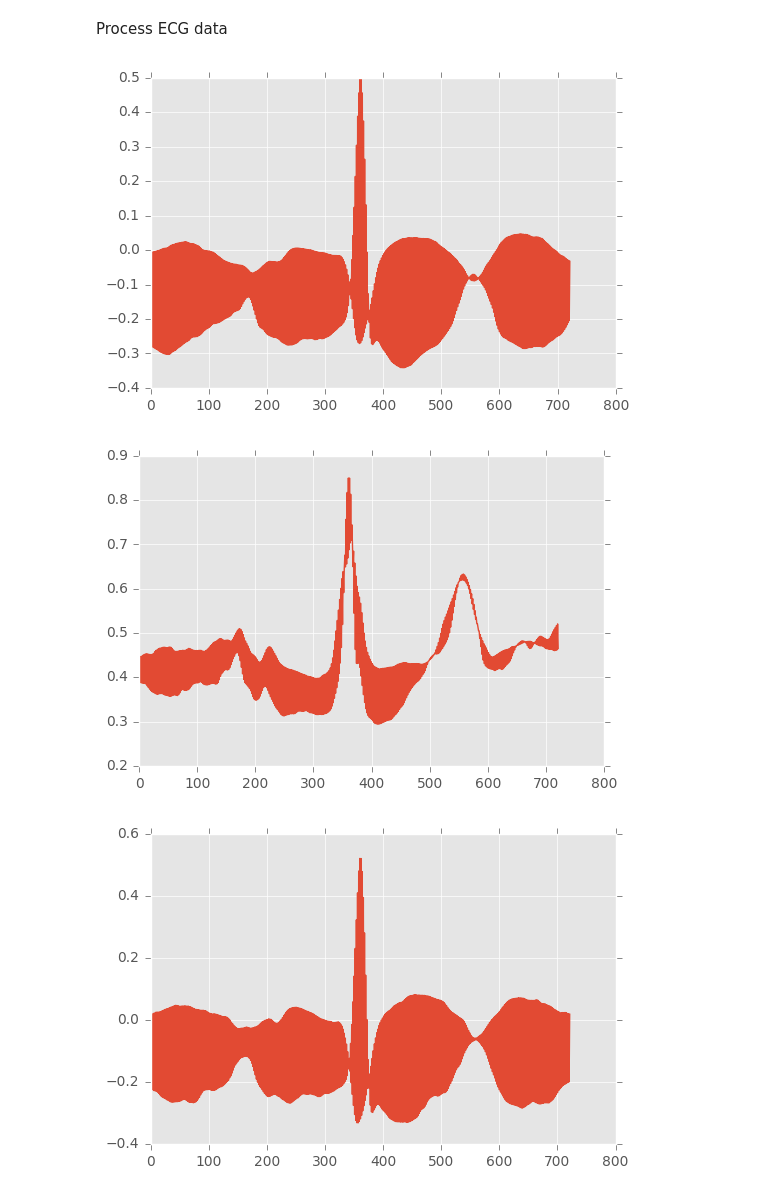
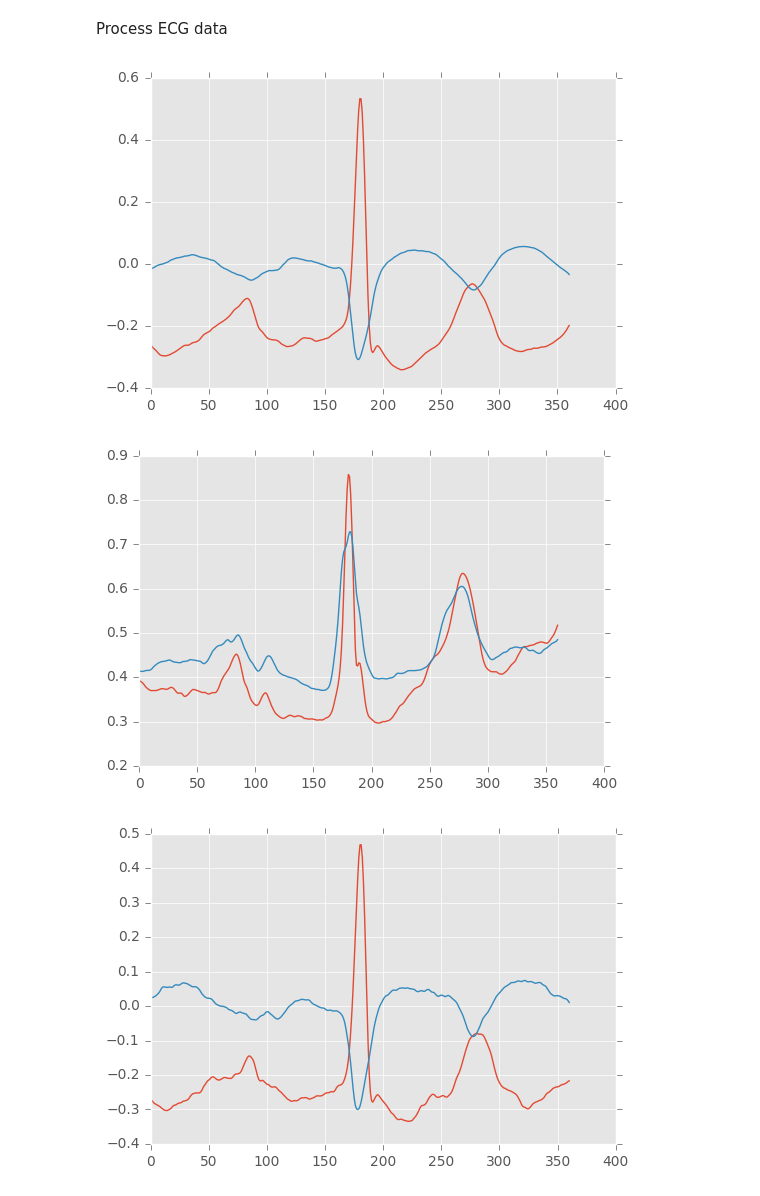
Before and after one commit to predmach/cognitive_wfdb, a Jupyter notebook: juypter/cog_wfdb-dnn.ipynb, the cells around one changed output. Cells and saved outputs as stored; diff of their text form; code cells hidden in the pictures.

Commit message:
Clean up visualization, found there are 2 signals in a signal array, so plot the 2 signals independently from one another

```diff
--- a/juypter/cog_wfdb-dnn.ipynb
+++ b/juypter/cog_wfdb-dnn.ipynb
@@ -143,21 +147,24 @@ x_train, x_val, y_train, y_val = \
                      random_state=np.random.randint(0, 100))
 # %%
 mean_row = np.mean(x_train, axis=0)
-plt.plot(mean_row)
+plt.plot(mean_row[0::2])
+plt.plot(mean_row[1::2])
 plt.show()
 # %% [output]
-[figure, old version]
+[figure, new version]
 # %%
 std_row = np.std(x_train, axis=0)
-plt.plot(std_row)
+plt.plot(std_row[0::2])
+plt.plot(std_row[1::2])
 plt.show()
 # %% [output]
-[figure, old version]
+[figure, new version]
 # %%
 mean_row = np.mean(x_val, axis=0)
-plt.plot(mean_row)
+plt.plot(mean_row[0::2])
+plt.plot(mean_row[1::2])
 plt.show()
 # %% [output]
-[figure, old version]
+[figure, new version]
 # %%
 std_row = np.std(x_val, axis=0)
```
Also changed, not shown: parts of 9 cells of this notebook, 2 other files.
